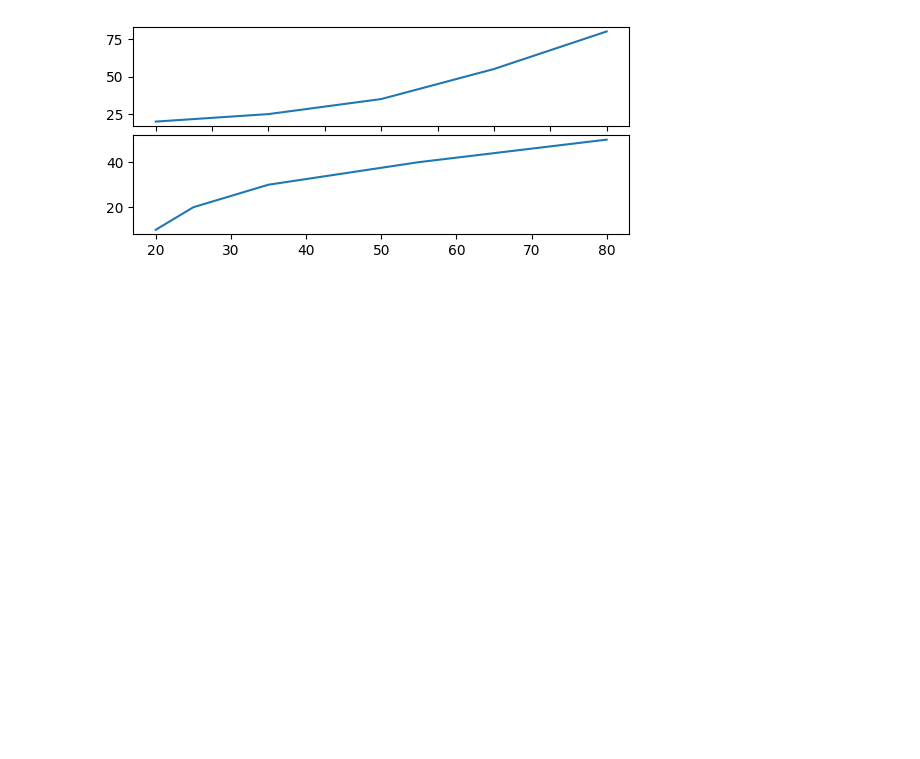
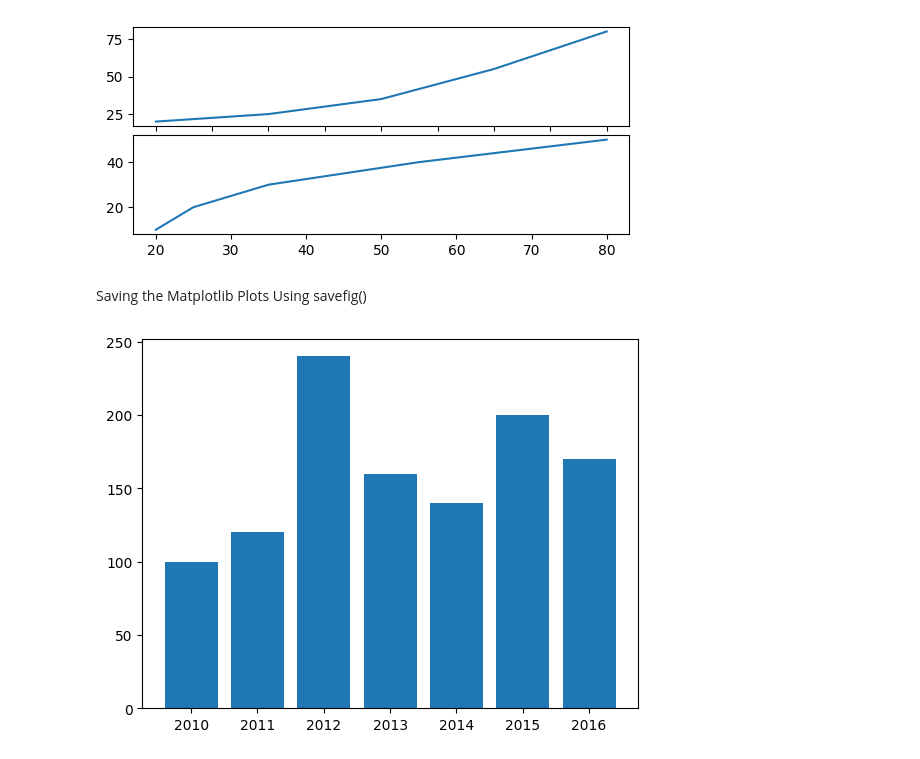
Before and after one commit to Hansaka2001/Data-Analysis-and-Visualization, a Jupyter notebook: Matplotlib/data_visualization/advance_plotting.ipynb, the cells around one changed output. Drawn from its saved outputs; the diff is of its cells as text; code cells hidden in the pictures; blank space fills up the shorter version.

Commit message:
saving plots

```diff
--- a/Matplotlib/data_visualization/advance_plotting.ipynb
+++ b/Matplotlib/data_visualization/advance_plotting.ipynb
@@ -84,3 +84,18 @@ axes2.plot(y, x)
 # %% [output]
 [<matplotlib.lines.Line2D at 0x...>]
 [figure]
+# %% [markdown]
+Saving the Matplotlib Plots Using savefig()
+# %%
+import matplotlib.pyplot as plt
+
+year = [2010, 2011, 2012, 2013, 2014, 2015, 2016]
+production = [100, 120, 240, 160, 140, 200, 170]
+
+plt.bar(year, production)
+
+plt.savefig('barchart_output.jpg')
+
+plt.savefig('output1', facecolor='y', bbox_inches='tight',pad_inches=0.5, transparent=True)
+# %% [output]
+[figure, added]
```
Also changed, not shown: 2 other files.
